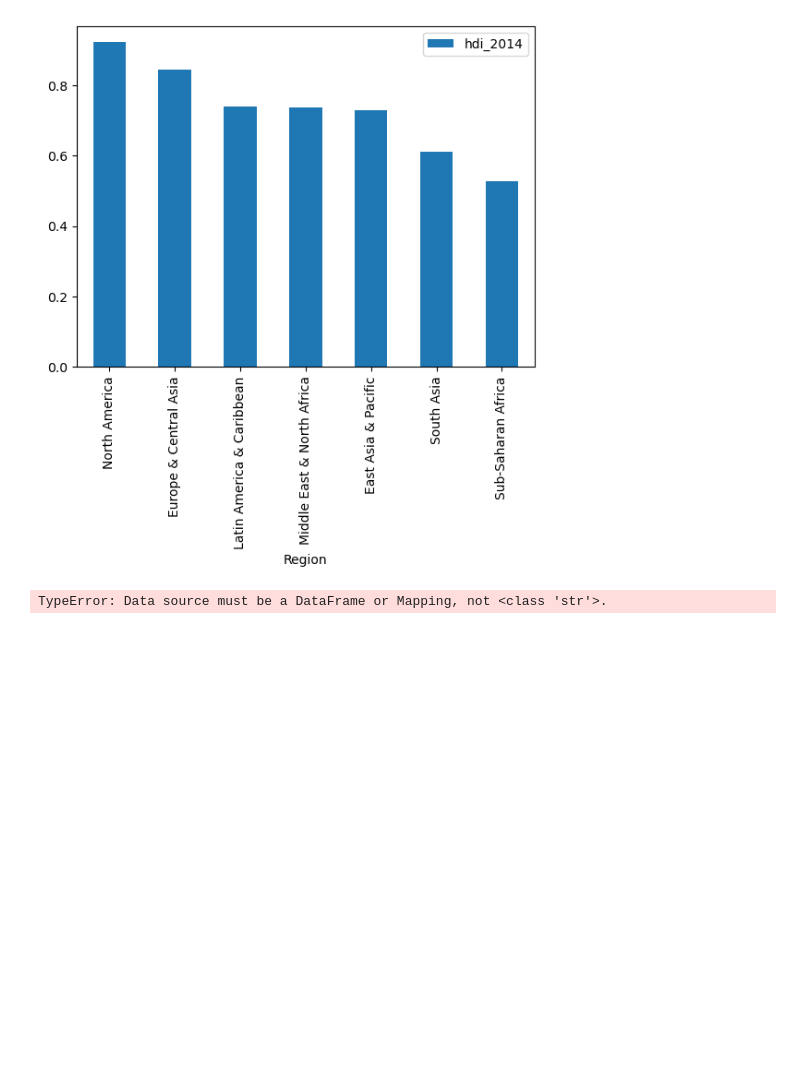
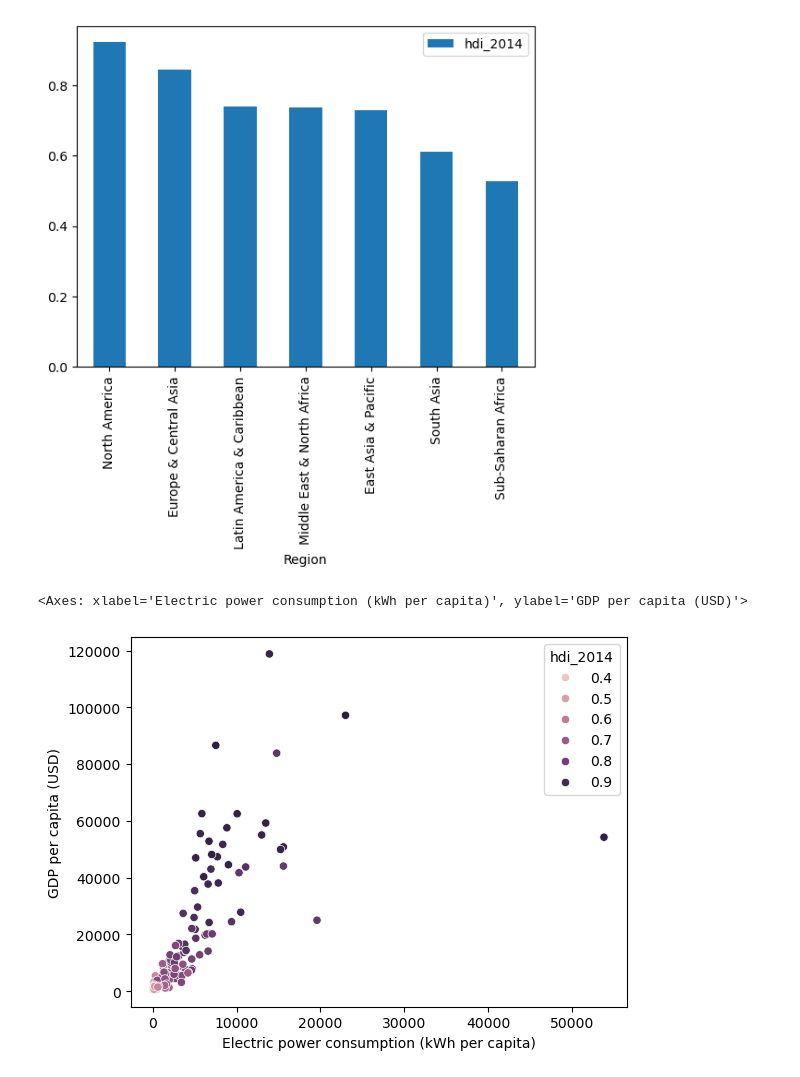
Before and after one commit to bielng/world-economic-report-Dashboard, a Jupyter notebook: main.ipynb, the cells around one changed output. Cells and saved outputs as stored; diff of their text form; code cells hidden in the pictures; blank space fills up the shorter version.

Commit message:
isolate "ICELAND" to remove outlier

```diff
--- a/main.ipynb
+++ b/main.ipynb
@@ -356,11 +356,12 @@ plt.show()
 [figure]
 # %%
 sns.scatterplot(
-    data=wb_hdi_2014,
+    data=wb_hdi_2014.query("Country != 'Iceland'"),
     x="Electric power consumption (kWh per capita)",
     y="GDP per capita (USD)",
     hue="hdi_2014"
 
 )
 # %% [output]
-TypeError: Data source must be a DataFrame or Mapping, not <class 'str'>.
+<Axes: xlabel='Electric power consumption (kWh per capita)', ylabel='GDP per capita (USD)'>
+[figure, added]
```
